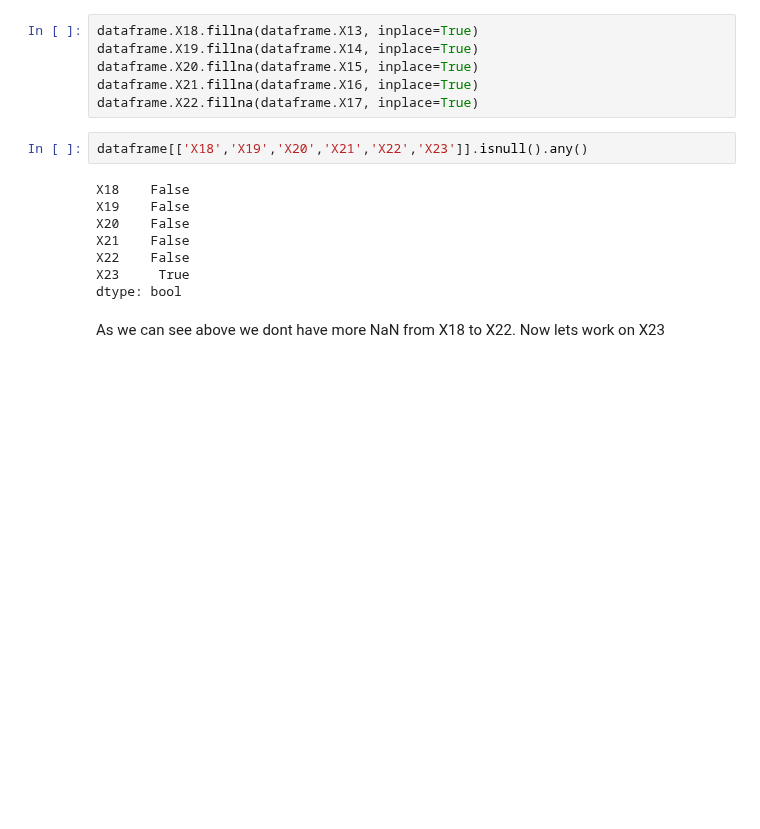
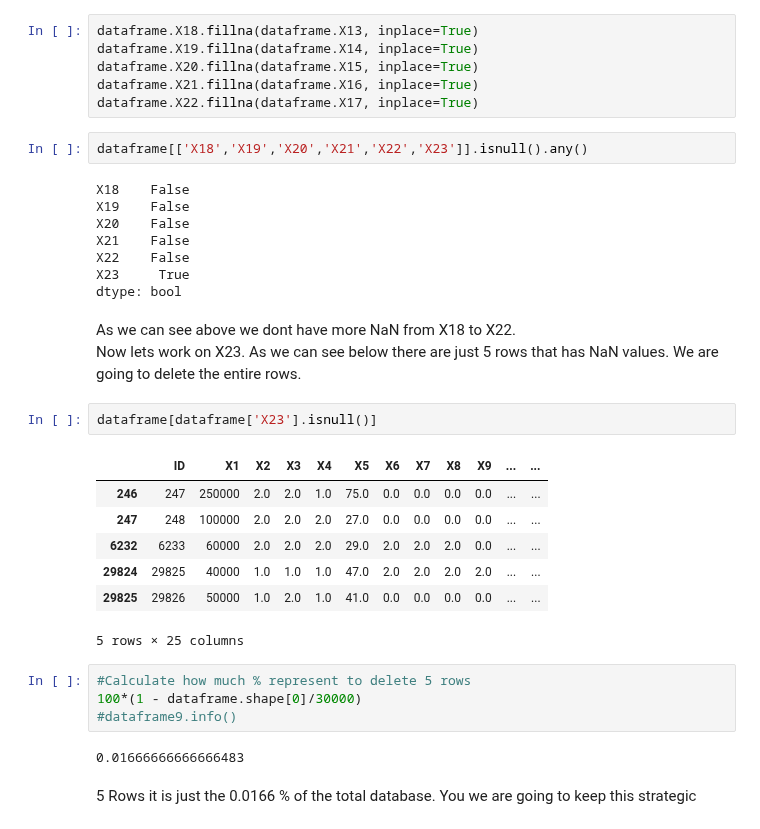
Before and after one commit to PosgradoMNA/actividades-del-projecto-team-1, a Jupyter notebook: Limpieza_de_Datos.ipynb, the cells around one changed output. Cells and saved outputs as stored; diff of their text form; blank space fills up the shorter version.

```diff
--- a/Limpieza_de_Datos.ipynb
+++ b/Limpieza_de_Datos.ipynb
@@ -458,4 +458,23 @@ X22    False
 X23     True
 dtype: bool
 # %% [markdown]
-As we can see above we dont have more NaN from X18 to X22. Now lets work on X23
+As we can see above we dont have more NaN from X18 to X22. <br>
+Now lets work on X23. As we can see below there are just 5 rows that has NaN values. We are going to delete the entire rows.
+# %%
+dataframe[dataframe['X23'].isnull()]
+# %% [output]
+|  | ID | X1 | X2 | X3 | X4 | X5 | X6 | X7 | X8 | X9 | ... | ... |
+| 246 | 247 | 250000 | 2.0 | 2.0 | 1.0 | 75.0 | 0.0 | 0.0 | 0.0 | 0.0 | ... | ... |
+| 247 | 248 | 100000 | 2.0 | 2.0 | 2.0 | 27.0 | 0.0 | 0.0 | 0.0 | 0.0 | ... | ... |
+| 6232 | 6233 | 60000 | 2.0 | 2.0 | 2.0 | 29.0 | 2.0 | 2.0 | 2.0 | 0.0 | ... | ... |
+| 29824 | 29825 | 40000 | 1.0 | 1.0 | 1.0 | 47.0 | 2.0 | 2.0 | 2.0 | 2.0 | ... | ... |
+| 29825 | 29826 | 50000 | 1.0 | 2.0 | 1.0 | 41.0 | 0.0 | 0.0 | 0.0 | 0.0 | ... | ... |
+5 rows × 25 columns
+# %%
+#Calculate how much % represent to delete 5 rows
+100*(1 - dataframe.shape[0]/30000)
+#dataframe9.info()
+# %% [output]
+0.01666666666666483
+# %% [markdown]
+5 Rows it is just the 0.0166 % of the total database. You we are going to keep this strategic
```
Also changed, not shown: parts of 4 cells of this notebook.
